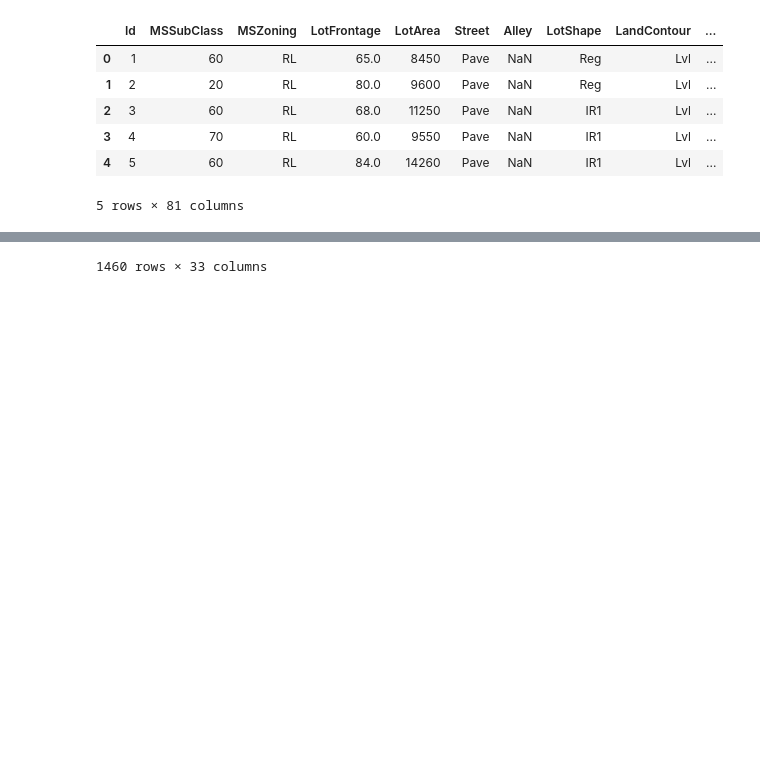
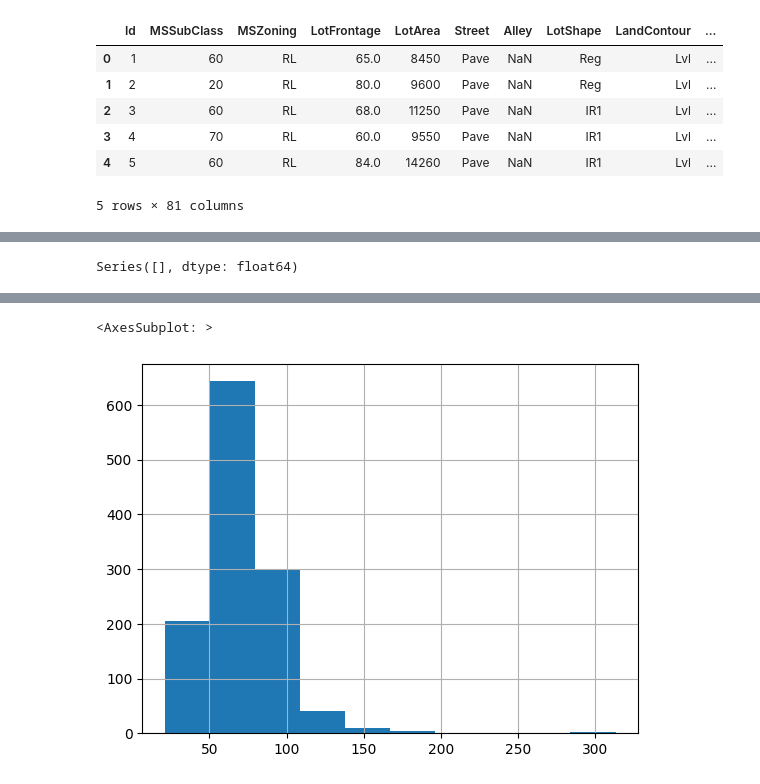
Before and after one commit to iliya1984/DevML, a Jupyter notebook: House Prices/house_prices_feature_analysis.ipynb, the cells around one changed output, grey strips where cells are left out. Saved outputs shown, nothing was run; the diff lists cells and outputs as text; code cells hidden in the pictures; blank space fills up the shorter version.

```diff
--- a/House Prices/house_prices_feature_analysis.ipynb
+++ b/House Prices/house_prices_feature_analysis.ipynb
@@ -105,15 +176,11 @@ fa = FeatureAnalysis()
 # %%
-##values = fa.unique_values(train_df, 'MSSubClass')
-##missing = train_df.isnull().mean().loc[lambda x : x > 0].sort_values(ascending=False)
-##print(missing)
-
-#fa.draw_feature_plots(train_df, 'GarageCars', 'SalePrice', False)
-#stats.probplot(train_df['MSSubClass'], dist='norm', plot=plt)
-#plt.show()
+num_features_to_impute = fa.analyse_missing_features(imputed_train_df, num_features, True)
+num_features_to_impute
+# %% [output]
+Series([], dtype: float64)
 # %%
-#values = fa.unique_values(train_df, 'MiscFeature')
-#values
-
-#train_df[train_df['MiscVal'].isnull() == False]['MiscVal']
-train_df[num_features]
+#fa.draw_feature_plots(train_df, 'MasVnrArea', 'SalePrice', False)
+#stats.probplot(train_df['MSSubClass'], dist='norm', plot=plt)
+#plt.show()
+train_df['LotFrontage'].hist()
 # %% [output]
@@ -132 +187,2 @@ train_df[num_features]
-1460 rows × 33 columns
+<AxesSubplot: >
+[figure, added]
```
Also changed, not shown: parts of 15 cells of this notebook.
